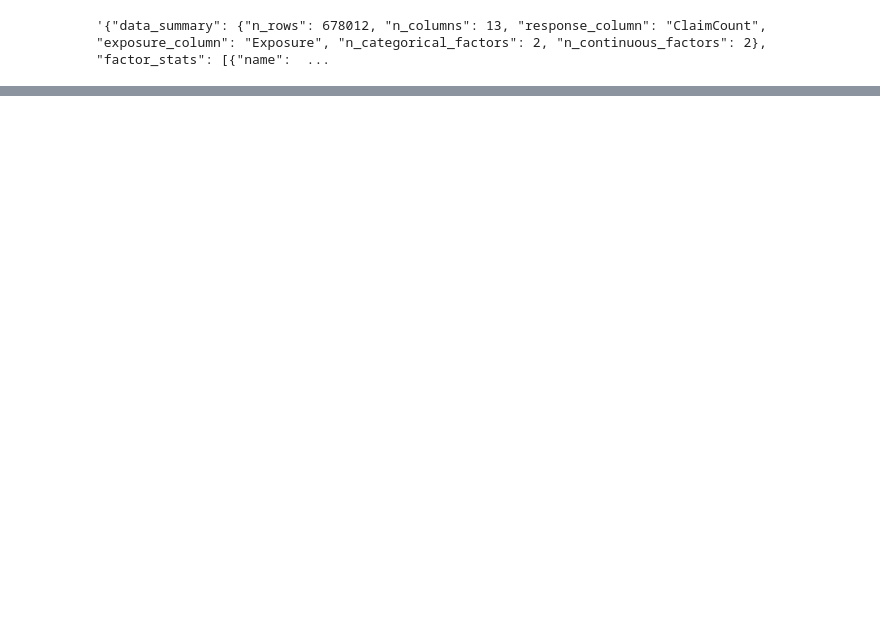
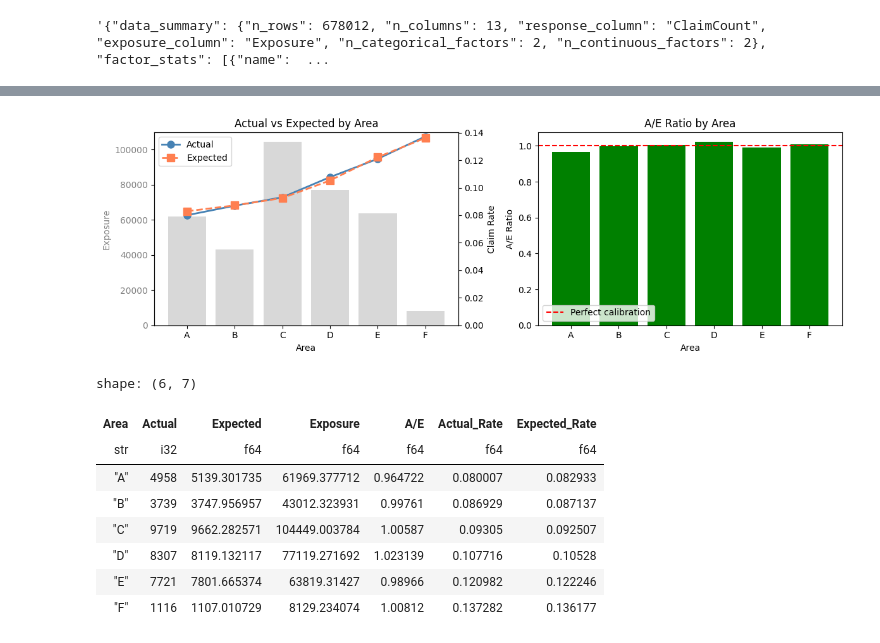
Before and after one commit to PricingFrontier/rustystats, a Jupyter notebook: examples/frequency_error.ipynb, the cells around one changed output, grey strips where cells are left out. Drawn from its saved outputs; the diff is of its cells as text; code cells hidden in the pictures; blank space fills up the shorter version.

```diff
--- a/examples/frequency_error.ipynb
+++ b/examples/frequency_error.ipynb
@@ -17,16 +20,21 @@ exploration.to_json()
 # %% [output]
 '{"data_summary": {"n_rows": 678012, "n_columns": 13, "response_column": "ClaimCount", "exposure_column": "Exposure", "n_categorical_factors": 2, "n_continuous_factors": 2}, "factor_stats": [{"name":  ...
 # %%
+data = data.with_columns([
+    pl.col("Density").log().alias("log_Density"),
+    pl.col("BonusMalus").log().alias("log_BonusMalus"),
+])
+
 formula = """
     ClaimCount ~
     ns(VehPower, df=4) +
     ns(VehAge, df=4) +
-    ns(DrivAge, df=4) +
-    ns(BonusMalus, df=4) +
+    ns(DrivAge, df=6) +
+    bs(BonusMalus, df=4) +
     TE(VehBrand) +
     TE(VehGas) +
     TE(Area) +
-    ns(Density, df=4) +
+    bs(Density, df=4) +
     TE(Region)
 """
 
@@ -40,0 +67,11 @@ ValueError: GLM fitting failed: Linear algebra error: Failed to solve weighted l
+# %%
+# Predict on the data
+predictions = model.predict(data, offset="Exposure")
+print(f"Predictions shape: {predictions.shape}")
+print(f"Mean predicted claim rate: {predictions.mean():.6f}")
+print(f"Min: {predictions.min():.6f}, Max: {predictions.max():.6f}")
+
+plot_data = data.with_columns([
+    pl.lit(predictions).alias("Predicted"),
+    pl.col("ClaimCount").alias("Actual")
+])
@@ -40,0 +215,13 @@ ValueError: GLM fitting failed: Linear algebra error: Failed to solve weighted l
+# %%
+plot_ae_chart(plot_data, "Area", use_rate=True)
+# %% [output]
+[figure, added]
+shape: (6, 7)
+| Area | Actual | Expected | Exposure | A/E | Actual_Rate | Expected_Rate |
+| str | i32 | f64 | f64 | f64 | f64 | f64 |
+| "A" | 4958 | 5139.301735 | 61969.377712 | 0.964722 | 0.080007 | 0.082933 |
+| "B" | 3739 | 3747.956957 | 43012.323931 | 0.99761 | 0.086929 | 0.087137 |
+| "C" | 9719 | 9662.282571 | 104449.003784 | 1.00587 | 0.09305 | 0.092507 |
+| "D" | 8307 | 8119.132117 | 77119.271692 | 1.023139 | 0.107716 | 0.10528 |
+| "E" | 7721 | 7801.665374 | 63819.31427 | 0.98966 | 0.120982 | 0.122246 |
+| "F" | 1116 | 1107.010729 | 8129.234074 | 1.00812 | 0.137282 | 0.136177 |
```
Also changed, not shown: parts of 12 cells of this notebook, 2 other files.
